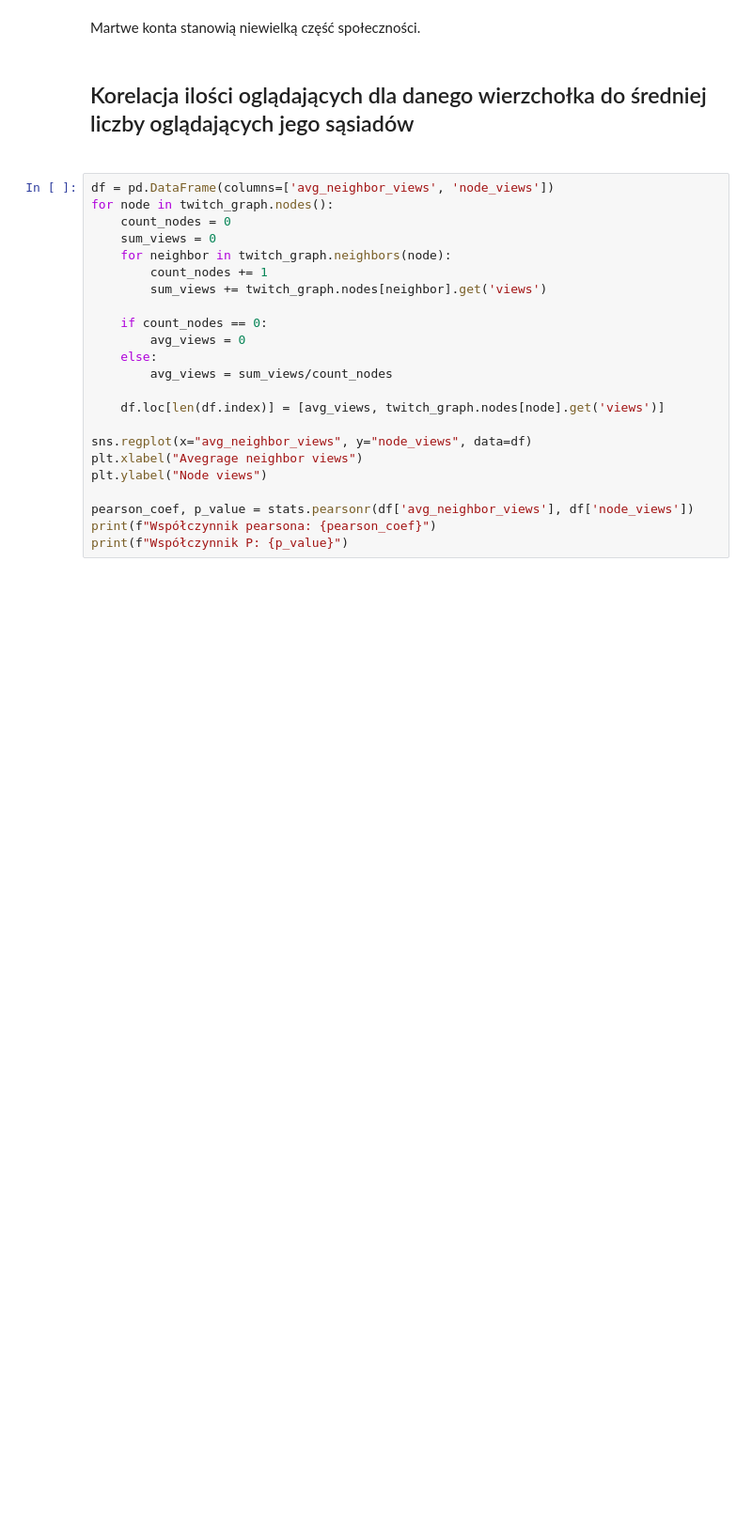
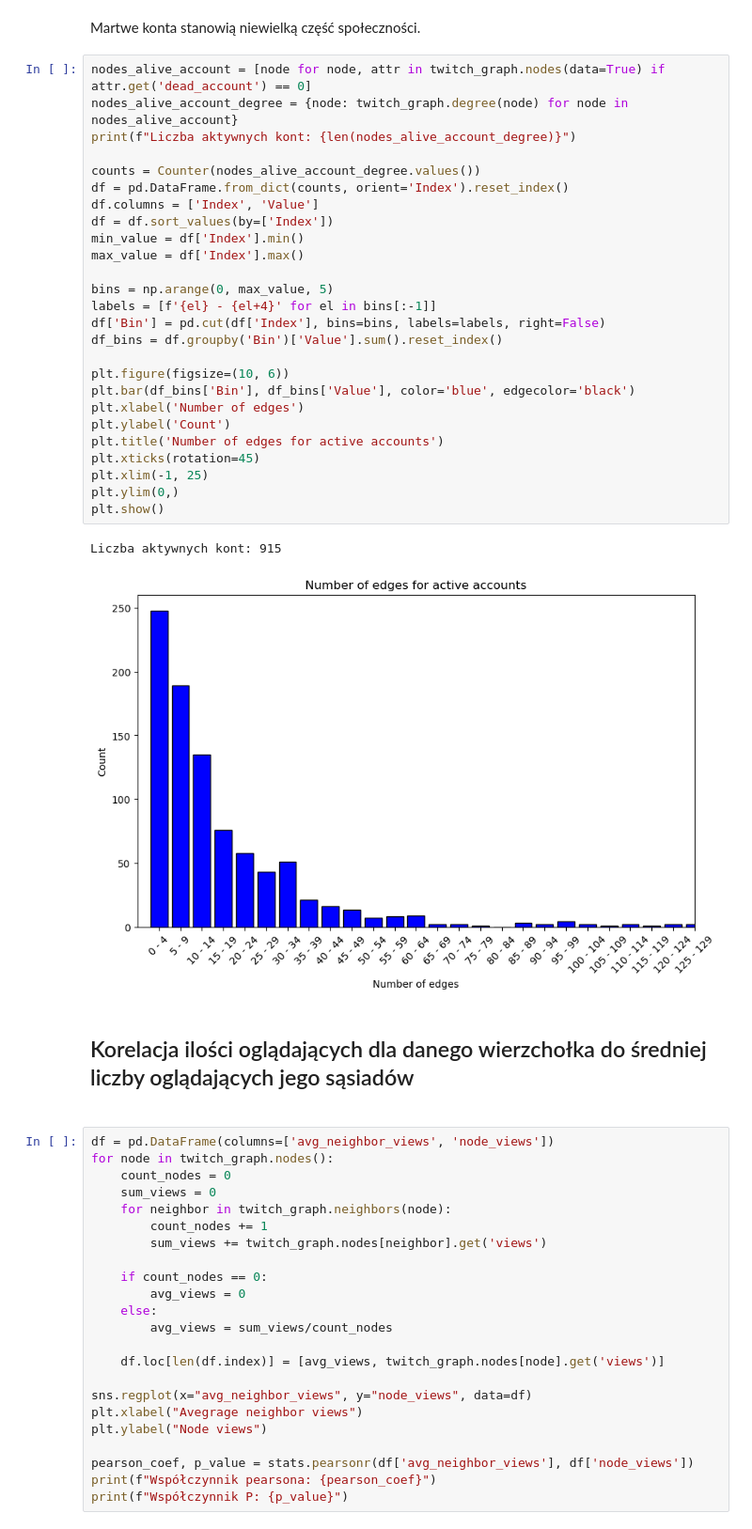
Before and after one commit to Yorlock/AIESS, a Jupyter notebook: Twitch-graph analysis.ipynb, the cells around one changed output. Shown at 94% size. Saved outputs shown, nothing was run; the diff lists cells and outputs as text; blank space fills up the shorter version.

```diff
--- a/Twitch-graph analysis.ipynb
+++ b/Twitch-graph analysis.ipynb
@@ -200,5 +204,34 @@ Liczba martwych kont: 29
 # %% [markdown]
 Martwe konta stanowią niewielką część społeczności.
+# %%
+nodes_alive_account = [node for node, attr in twitch_graph.nodes(data=True) if attr.get('dead_account') == 0]
+nodes_alive_account_degree = {node: twitch_graph.degree(node) for node in nodes_alive_account}
+print(f"Liczba aktywnych kont: {len(nodes_alive_account_degree)}")
+
+counts = Counter(nodes_alive_account_degree.values())
+df = pd.DataFrame.from_dict(counts, orient='Index').reset_index()
+df.columns = ['Index', 'Value']
+df = df.sort_values(by=['Index'])
+min_value = df['Index'].min()
+max_value = df['Index'].max()
+
+bins = np.arange(0, max_value, 5)
+labels = [f'{el} - {el+4}' for el in bins[:-1]]
+df['Bin'] = pd.cut(df['Index'], bins=bins, labels=labels, right=False)
+df_bins = df.groupby('Bin')['Value'].sum().reset_index()
+
+plt.figure(figsize=(10, 6))
+plt.bar(df_bins['Bin'], df_bins['Value'], color='blue', edgecolor='black')
+plt.xlabel('Number of edges')
+plt.ylabel('Count')
+plt.title('Number of edges for active accounts')
+plt.xticks(rotation=45)
+plt.xlim(-1, 25)
+plt.ylim(0,)
+plt.show()
+# %% [output]
+Liczba aktywnych kont: 915
+[figure, added]
 # %% [markdown]
 <h2>Korelacja ilości oglądających dla danego wierzchołka do średniej liczby oglądających jego sąsiadów<h2>
 # %%
```
Also changed, not shown: parts of 4 cells of this notebook.
